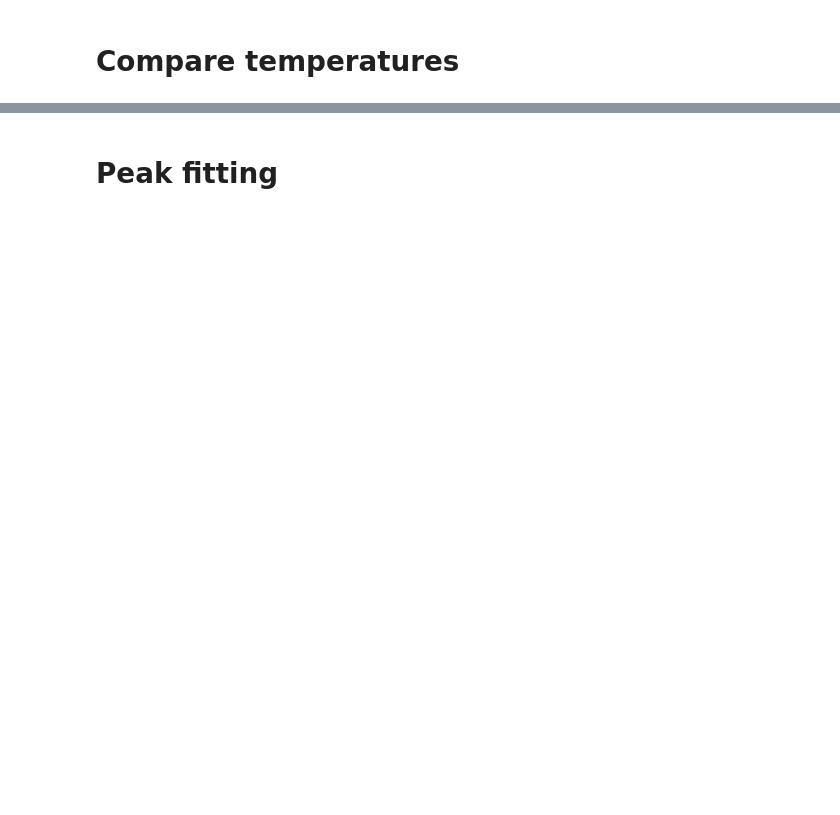
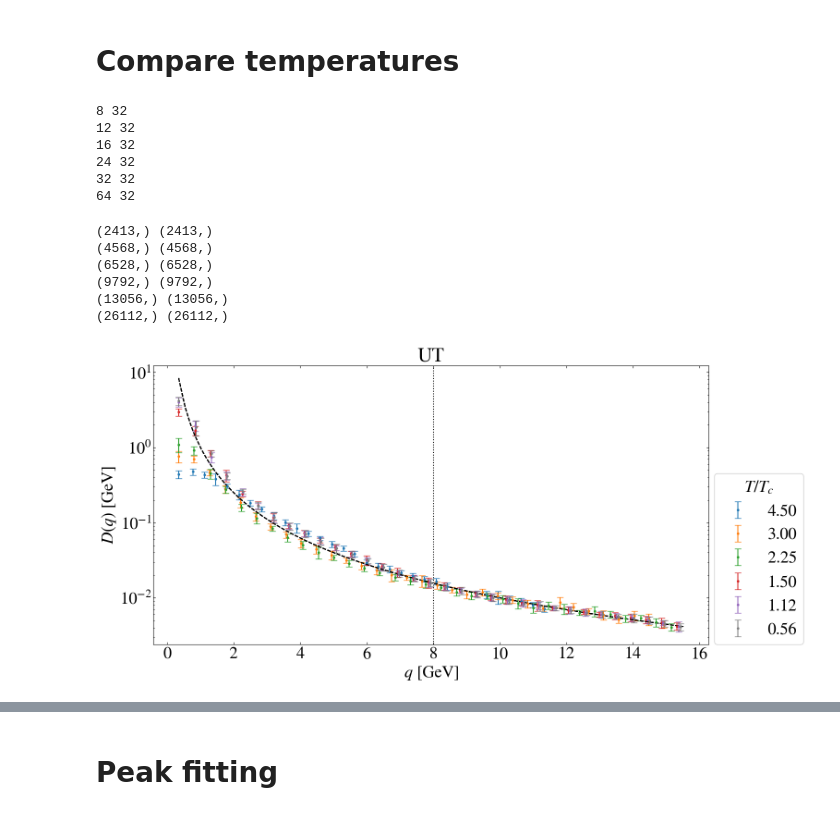
Before and after one commit to jadot-bp/vortex, a Jupyter notebook: decomp-vorticity-landau.ipynb, the cells around one changed output, grey strips where cells are left out. Saved outputs shown, nothing was run; the diff lists cells and outputs as text; code cells hidden in the pictures; blank space fills up the shorter version.

```diff
--- a/decomp-vorticity-landau.ipynb
+++ b/decomp-vorticity-landau.ipynb
@@ -365,13 +441,13 @@ ax.set_ylabel("$q^2D(q)$")
 # %% [markdown]
 # Compare temperatures
 # %%
-mode = "VOS"
+mode = "UT"
 # %%
 results = {}
 
 for Nt in [8,12,16,24,32,64]:
     try:
-        prop = view_gluon.propagator(Nt,mode,n_samples=32,gtype="landau")
+        prop = view_gluon.propagator(Nt,mode,n_samples=32,gtype="landau",path_to_props=path_to_props)
     except: continue
     print(Nt,len(prop.prop_info))
 
@@ -399,39 +475,54 @@ for Nt in [8,12,16,24,32,64]:
     qi = prop.correct_q(qc,qtype="improved")
 
     results[Nt] = {'D4':prop.D4.copy(), 'D': prop.D.copy(),'q':qi, 'Nconf':len(prop.prop_info),'prop_info': prop.prop_info}
+# %% [output]
+8 32
+12 32
+16 32
+24 32
+32 32
+64 32
 # %%
 plt.figure(figsize=(16,8))
 ax = plt.gca()
 
 for pos,Nt in enumerate(results.keys()):
     q = results[Nt]['q'].copy()
     q = np.asarray([np.linalg.norm(qi * np.asarray([XI.mean,1,1,1])) for qi in q]) * escale.mean
     D = results[Nt]['D'].copy() / escale.mean**2
 
     print(q.shape,D.shape)
 
     Z = gv.gvar(Z_df[mode].loc[Nt])
     D *= Z
 
     label = f"{36/Nt:.2f}"
 
     q, D = q_average(q, D, D4=None, q_slices=q_slices)
 
     ax.errorbar(q,np.asarray([d.mean for d in D]),np.asarray([d.sdev for d in D]),label=label,c=color_dict[Nt],**plot_params)
 
     if mode in ["UT","VR","VRS"]:
         sort = np.argsort(q)
         ax.plot(q[sort],1/q[sort]**2,c='k',ls='--')
 
-ax.axvline(np.pi,0,1,ls=':',c='k')
+ax.axvline(renorm_point,0,1,ls=':',c='k')
 
 plt.title(f"{mode}")
 plt.legend(loc=(1.01,0),title='$T/T_c$')
 plt.ylabel('$D(q)$ [GeV]')
 #plt.yticks([])
 plt.xlabel('$q$ [GeV]')
 #plt.ylim(0,1)
 plt.yscale('log')
+# %% [output]
+(2413,) (2413,)
+(4568,) (4568,)
+(6528,) (6528,)
+(9792,) (9792,)
+(13056,) (13056,)
+(26112,) (26112,)
+[figure, added]
 # %%
 plt.figure(figsize=(16,8))
 ax = plt.gca()
```
Also changed, not shown: parts of 19 cells of this notebook, 1 other file.
